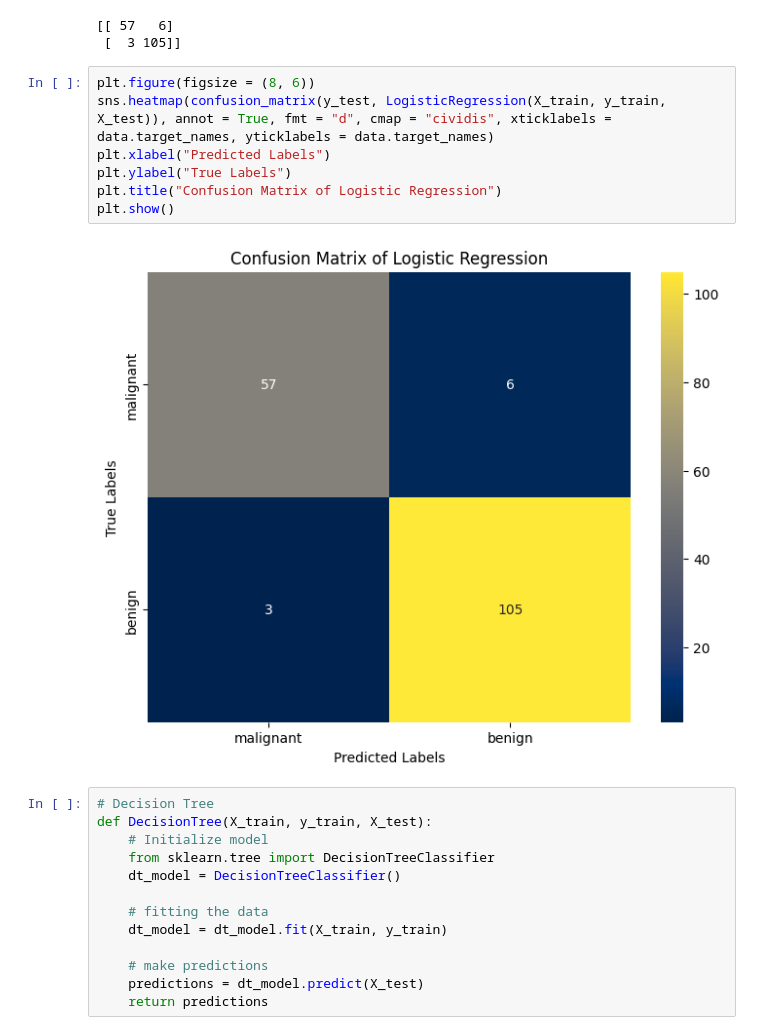
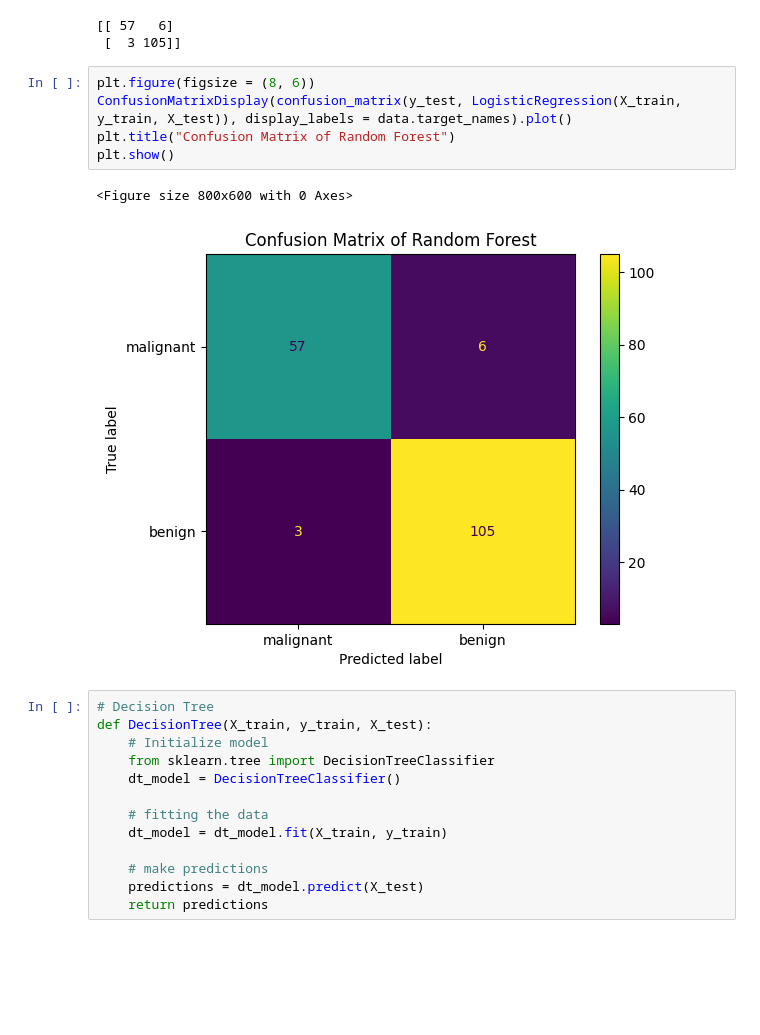
Before and after one commit to Octo-Data-Scientist/Machine-Learning-Projects, a Jupyter notebook: breast_cancer.ipynb, the cells around one changed output. Drawn from its saved outputs; the diff is of its cells as text; blank space fills up the shorter version.

```diff
--- a/breast_cancer.ipynb
+++ b/breast_cancer.ipynb
@@ -141,13 +120,12 @@ print(confusion_matrix(y_test, LogisticRegression(X_train, y_train, X_test)))
  [  3 105]]
 # %%
 plt.figure(figsize = (8, 6))
-sns.heatmap(confusion_matrix(y_test, LogisticRegression(X_train, y_train, X_test)), annot = True, fmt = "d", cmap = "cividis", xticklabels = data.target_names, yticklabels = data.target_names)
-plt.xlabel("Predicted Labels")
-plt.ylabel("True Labels")
-plt.title("Confusion Matrix of Logistic Regression")
+ConfusionMatrixDisplay(confusion_matrix(y_test, LogisticRegression(X_train, y_train, X_test)), display_labels = data.target_names).plot()
+plt.title("Confusion Matrix of Random Forest")
 plt.show()
 # %% [output]
+<Figure size 800x600 with 0 Axes>
-[figure, old version]
+[figure, new version]
 # %%
 # Decision Tree
 def DecisionTree(X_train, y_train, X_test):
```
Also changed, not shown: parts of 10 cells of this notebook, 1 other file.
